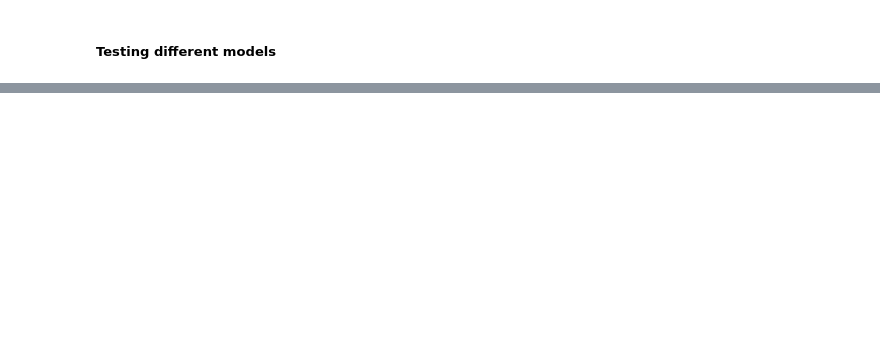
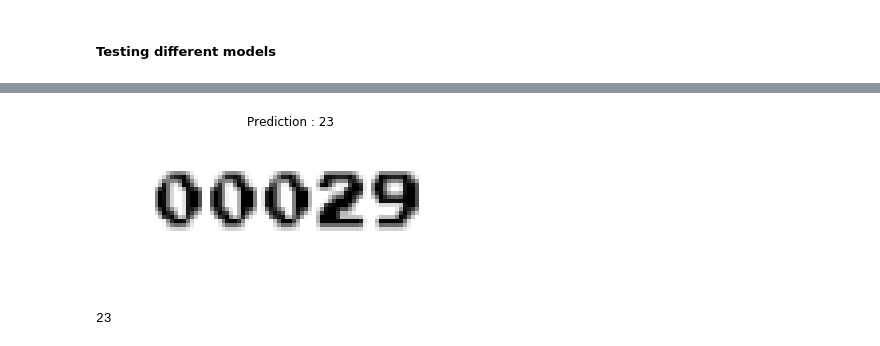
Before and after one commit to TheoLvs/reinforcement-learning, a Jupyter notebook: 4. Chrome Dino/20180102 - Chrome Dino development.ipynb, the cells around one changed output, grey strips where cells are left out. Drawn from its saved outputs; the diff is of its cells as text; code cells hidden in the pictures; blank space fills up the shorter version.

```diff
--- a/4. Chrome Dino/20180102 - Chrome Dino development.ipynb
+++ b/4. Chrome Dino/20180102 - Chrome Dino development.ipynb
@@ -469,0 +540,5 @@ img
+# %%
+get_score()
+# %% [output]
+[figure, added]
+23
```
Also changed, not shown: parts of 62 cells of this notebook.
